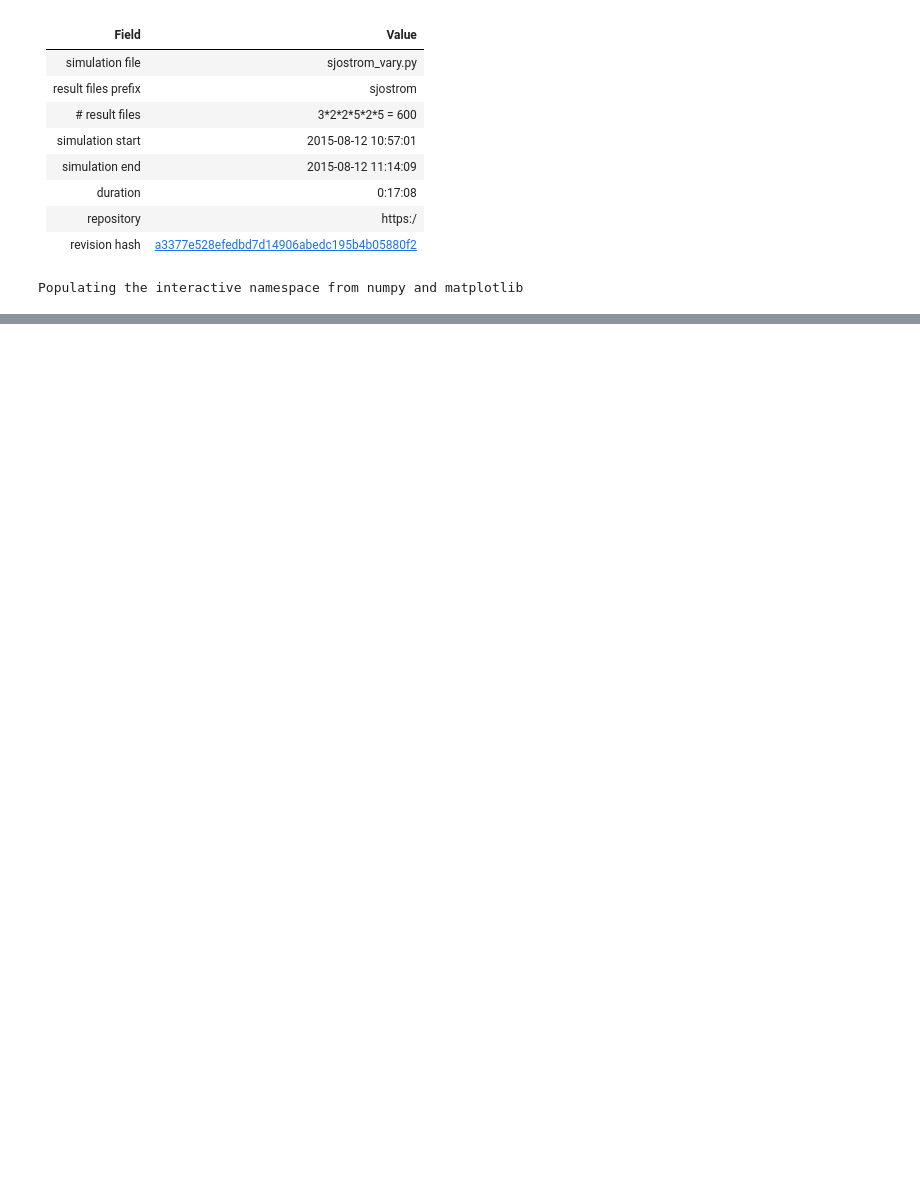
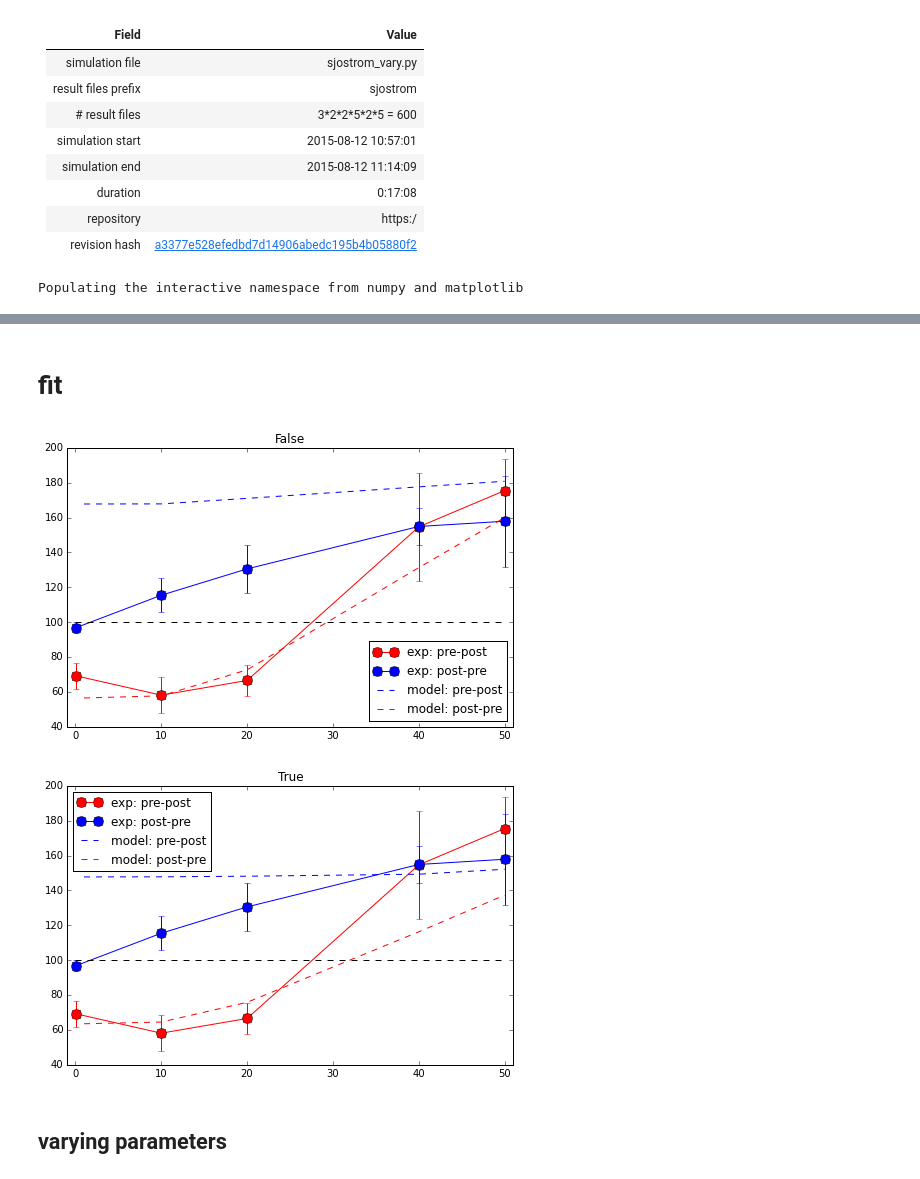
Before and after one commit to dspicher/STDP_Multicompartment, a Jupyter notebook: sjostrom/sjostrom_vary_and_h1_fits.ipynb, the cells around one changed output, grey strips where cells are left out. Cells and saved outputs as stored; diff of their text form; code cells hidden in the pictures; blank space fills up the shorter version.

```diff
--- a/sjostrom/sjostrom_vary_and_h1_fits.ipynb
+++ b/sjostrom/sjostrom_vary_and_h1_fits.ipynb
@@ -46,3 +105,32 @@ from IPython.display import clear_output, display, HTML
+# %% [markdown]
+# fit
+# %%
+colors = ['b--', 'r--']
+for h1 in h1_s:
+    figure(figsize=(8,5))
+    errorbar(sjos_freqs,sjos_ltds[:,0],sjos_ltds[:,1],c='r',marker='o',markersize=10)
+
+    sjos_ltps = zeros((sjos_freqs.shape[0],2))
+    for idx in range(sjos_ltps.shape[0]):
+        sjos_ltps[idx,0] = ltps[idx*2]
+        sjos_ltps[idx,1] = ltps[idx*2+1]-ltps[idx*2]
+    errorbar(sjos_freqs,sjos_ltps[:,0],sjos_ltps[:,1],c='b',marker='o',markersize=10)
+    xlim([-1,51])
+    title(h1)
+    for d_idx, delta in enumerate(delta_s):
+        dws = zeros(len(freq_s))
+        for idx, freq in enumerate(freq_s):
+            p = (h1, freq, delta)
+            curr = data_fit[p][0]
+            dws[idx] = curr.res['weights'][-1] / curr.res['weights'][0]
+        plot([float(a) for a in freq_s], 100*dws, colors[d_idx])
+    plot([0,50],[100,100],'k--')
+    legend(['exp: pre-post', 'exp: post-pre', 'model: pre-post', 'model: post-pre'], loc=0)
+# %% [output]
+[figure, added]
+[figure, added]
+# %% [markdown]
+## varying parameters
 # %%
 import random
 r = lambda: random.randint(0,255)
```
Also changed, not shown: parts of 13 cells of this notebook, 1 other file.
